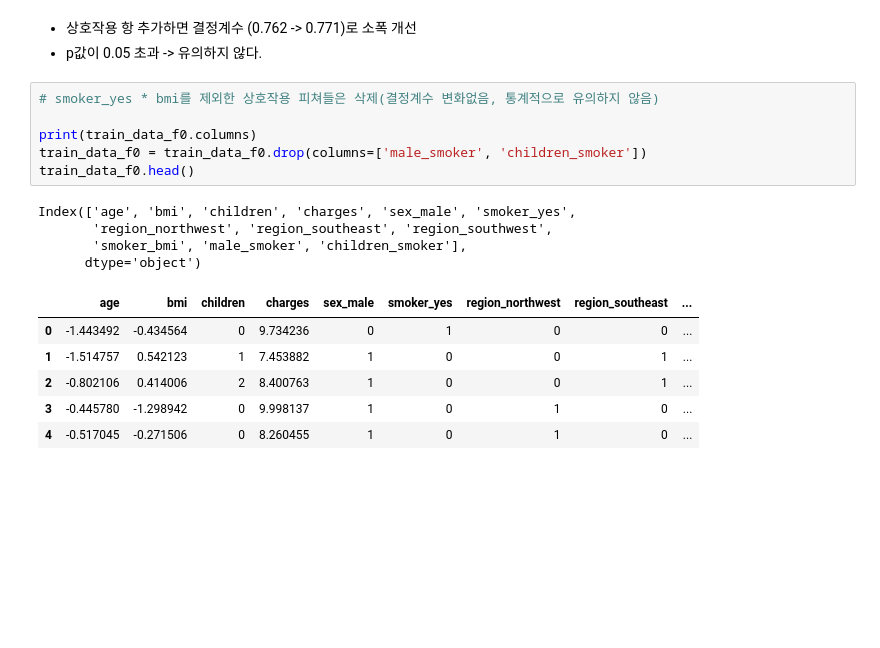
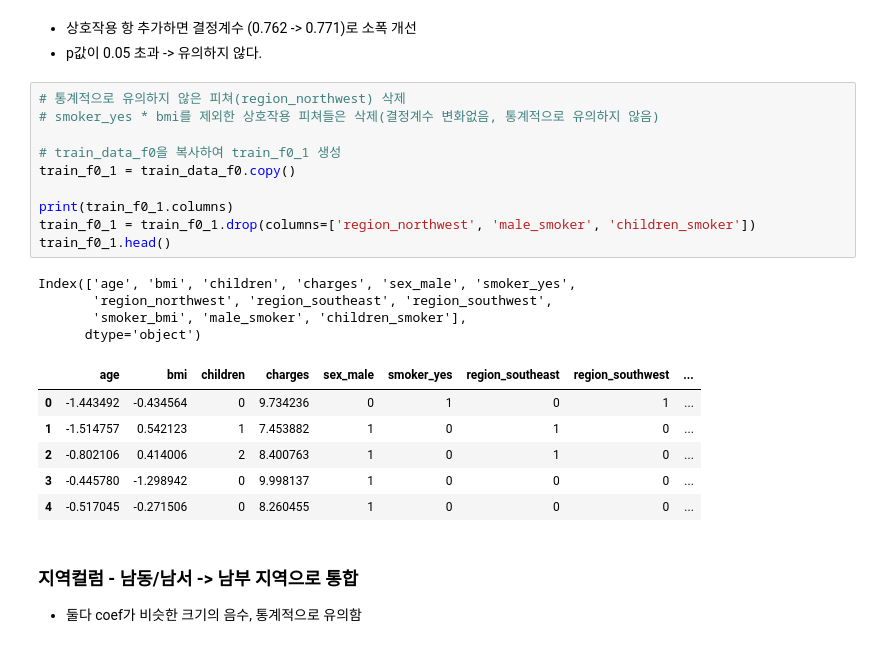
Before and after one commit to daeun118/24_2_ML_in_Finance, a Jupyter notebook: ML_in_Finance_TermProject.ipynb, the cells around one changed output. Drawn from its saved outputs; the diff is of its cells as text; blank space fills up the shorter version.

```diff
--- a/ML_in_Finance_TermProject.ipynb
+++ b/ML_in_Finance_TermProject.ipynb
@@ -913,19 +925,26 @@ Notes:
 - 상호작용 항 추가하면 결정계수 (0.762 -> 0.771)로 소폭 개선
 - p값이 0.05 초과 -> 유의하지 않다.
 # %%
+# 통계적으로 유의하지 않은 피쳐(region_northwest) 삭제
 # smoker_yes * bmi를 제외한 상호작용 피쳐들은 삭제(결정계수 변화없음, 통계적으로 유의하지 않음)
 
-print(train_data_f0.columns)
-train_data_f0 = train_data_f0.drop(columns=['male_smoker', 'children_smoker'])
-train_data_f0.head()
+# train_data_f0을 복사하여 train_f0_1 생성
+train_f0_1 = train_data_f0.copy()
+
+print(train_f0_1.columns)
+train_f0_1 = train_f0_1.drop(columns=['region_northwest', 'male_smoker', 'children_smoker'])
+train_f0_1.head()
 # %% [output]
 Index(['age', 'bmi', 'children', 'charges', 'sex_male', 'smoker_yes',
        'region_northwest', 'region_southeast', 'region_southwest',
        'smoker_bmi', 'male_smoker', 'children_smoker'],
       dtype='object')
-|  | age | bmi | children | charges | sex_male | smoker_yes | region_northwest | region_southeast | ... |
-| 0 | -1.443492 | -0.434564 | 0 | 9.734236 | 0 | 1 | 0 | 0 | ... |
-| 1 | -1.514757 | 0.542123 | 1 | 7.453882 | 1 | 0 | 0 | 1 | ... |
-| 2 | -0.802106 | 0.414006 | 2 | 8.400763 | 1 | 0 | 0 | 1 | ... |
-| 3 | -0.445780 | -1.298942 | 0 | 9.998137 | 1 | 0 | 1 | 0 | ... |
-| 4 | -0.517045 | -0.271506 | 0 | 8.260455 | 1 | 0 | 1 | 0 | ... |
+|  | age | bmi | children | charges | sex_male | smoker_yes | region_southeast | region_southwest | ... |
+| 0 | -1.443492 | -0.434564 | 0 | 9.734236 | 0 | 1 | 0 | 1 | ... |
+| 1 | -1.514757 | 0.542123 | 1 | 7.453882 | 1 | 0 | 1 | 0 | ... |
+| 2 | -0.802106 | 0.414006 | 2 | 8.400763 | 1 | 0 | 1 | 0 | ... |
+| 3 | -0.445780 | -1.298942 | 0 | 9.998137 | 1 | 0 | 0 | 0 | ... |
+| 4 | -0.517045 | -0.271506 | 0 | 8.260455 | 1 | 0 | 0 | 0 | ... |
+# %% [markdown]
+### 지역컬럼 - 남동/남서 -> 남부 지역으로 통합
+- 둘다 coef가 비슷한 크기의 음수, 통계적으로 유의함
```
Also changed, not shown: parts of 33 cells of this notebook.
